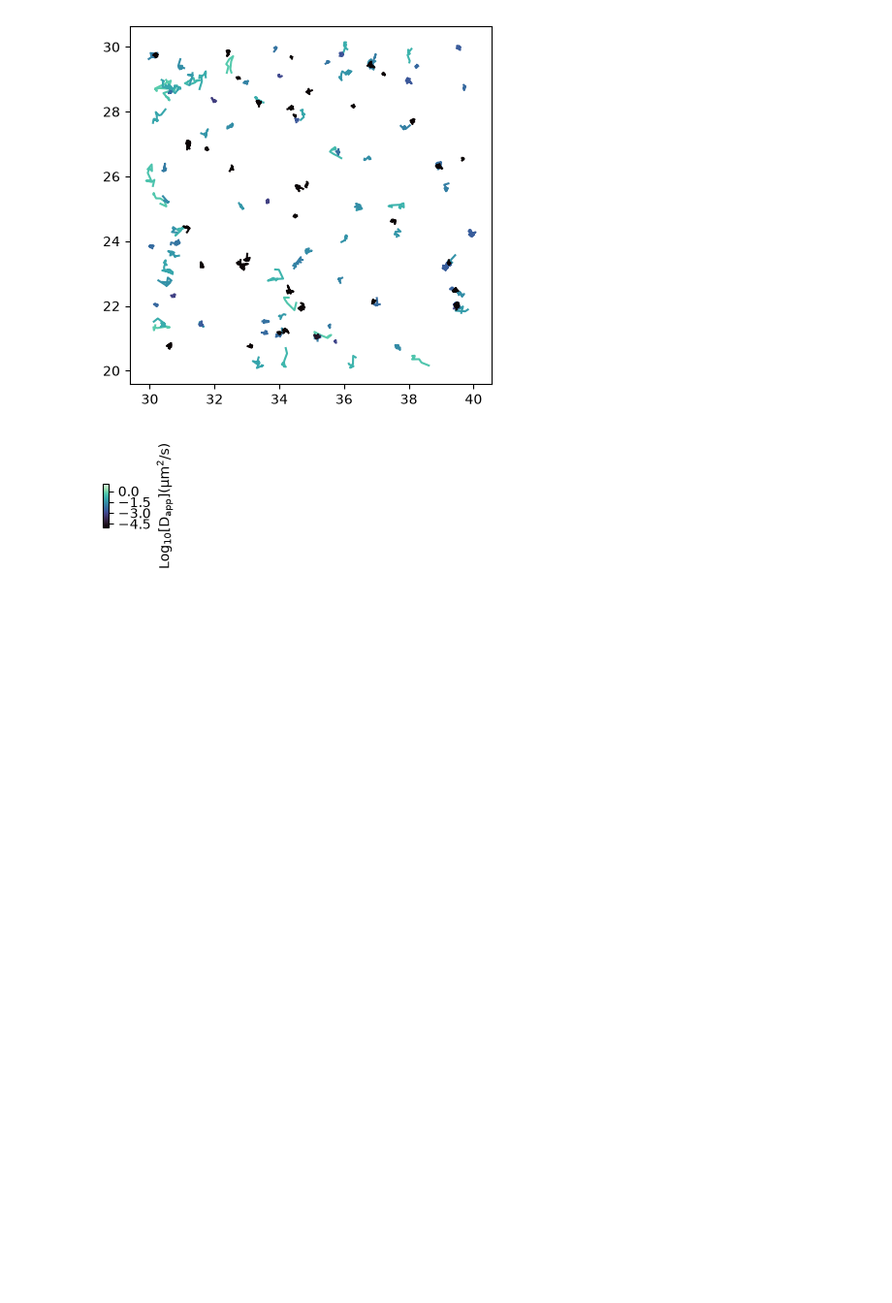
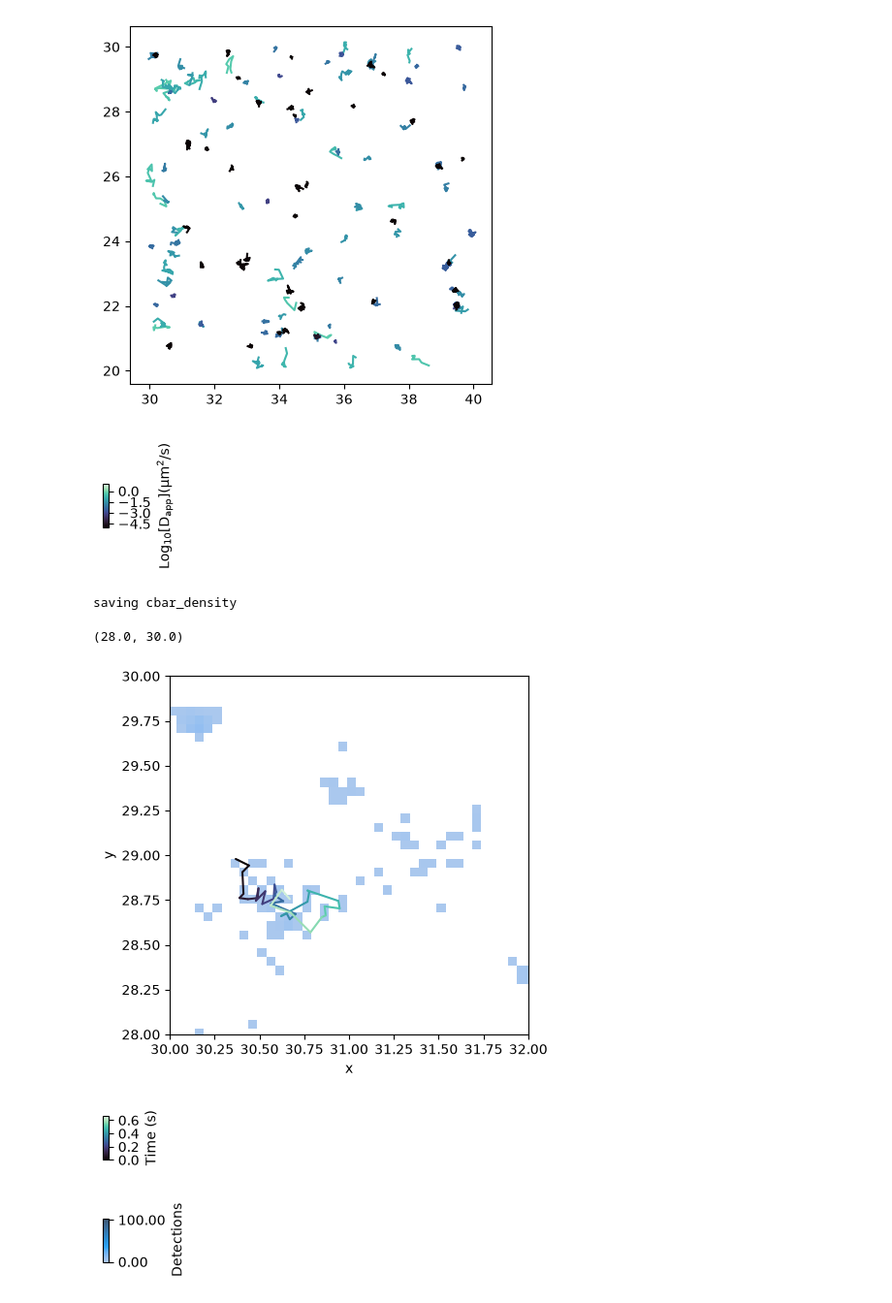
Before and after one commit to kye-k/tdhelper, a Jupyter notebook: examples/example_notebook.ipynb, the cells around one changed output. Shown at 97% size. Saved outputs shown, nothing was run; the diff lists cells and outputs as text; code cells hidden in the pictures; blank space fills up the shorter version.

```diff
--- a/examples/example_notebook.ipynb
+++ b/examples/example_notebook.ipynb
@@ -99,3 +101,17 @@ spt_data.plot_trajectories_diff_v2(ax=ax, difflog_dict=difflog_dict, palette='ma
 # %% [output]
 [figure]
 [figure]
+# %%
+fig, ax = plt.subplots()
+spt_data.plot_trajectory_color_time(ax, tr_id=312, DT=DT)
+spt_data.plot_2dhist(ax, binsize=0.05)
+ax.set_xlim(30, 32)
+ax.set_ylim(28, 30)
+
+# spt_data.plot_trajectories_px()
+# %% [output]
+saving cbar_density
+(28.0, 30.0)
+[figure, added]
+[figure, added]
+[figure, added]
```
Also changed, not shown: parts of 3 cells of this notebook, 5 other files.
